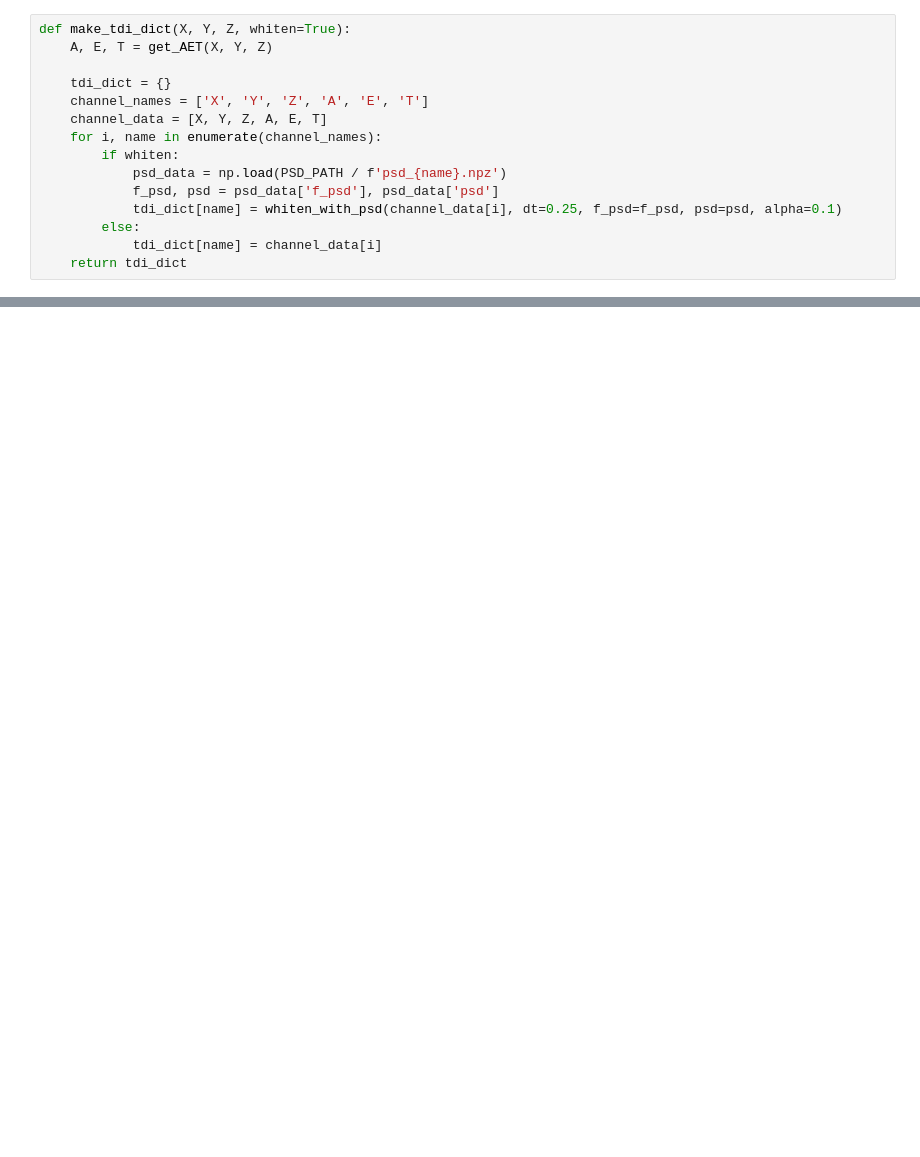
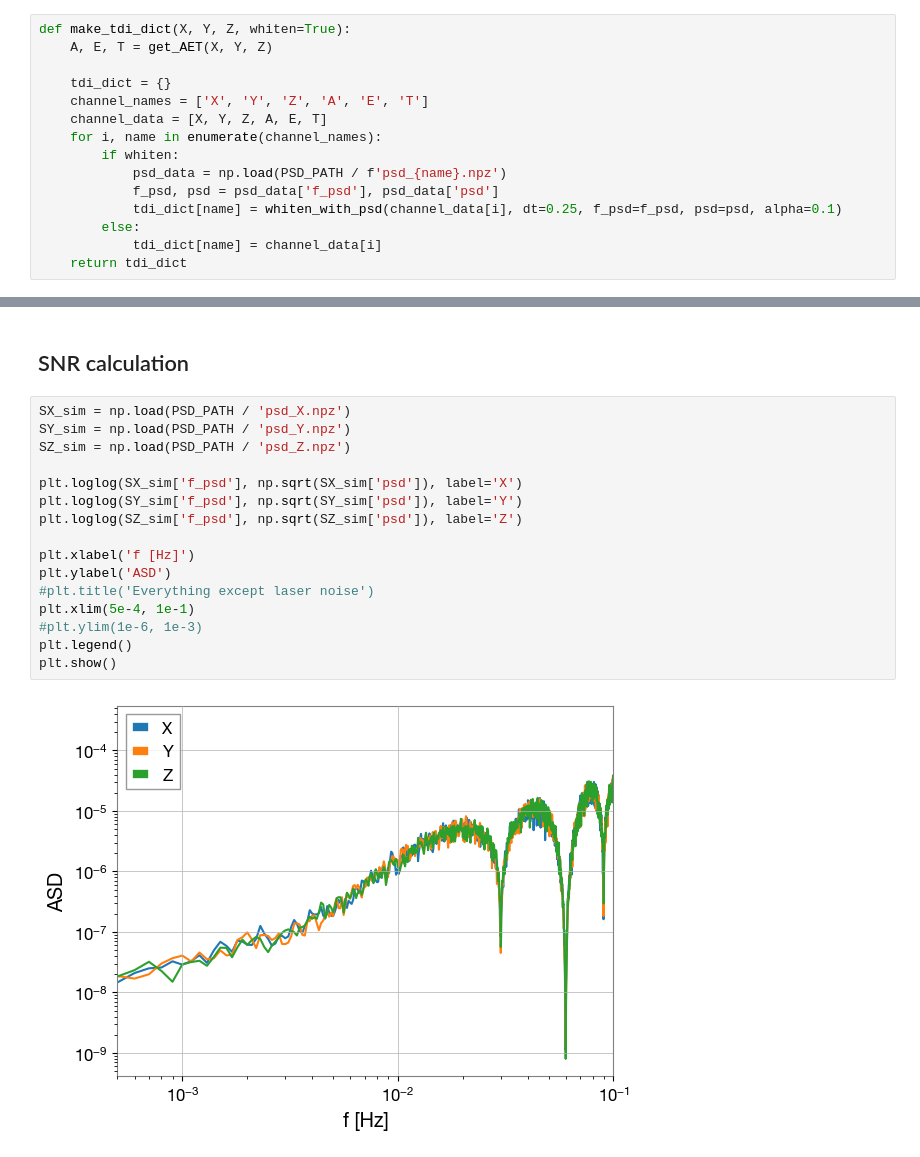
Before and after one commit to AryamannRao/LISAGlitchSignalClassifier, a Jupyter notebook: src/notebooks/glitch_testing.ipynb, the cells around one changed output, grey strips where cells are left out. Drawn from its saved outputs; the diff is of its cells as text; blank space fills up the shorter version.

```diff
--- a/src/notebooks/glitch_testing.ipynb
+++ b/src/notebooks/glitch_testing.ipynb
@@ -203,0 +136,20 @@ class Instrument(builtins.object)
+# %% [markdown]
+## SNR calculation
+# %%
+SX_sim = np.load(PSD_PATH / 'psd_X.npz')
+SY_sim = np.load(PSD_PATH / 'psd_Y.npz')
+SZ_sim = np.load(PSD_PATH / 'psd_Z.npz')
+
+plt.loglog(SX_sim['f_psd'], np.sqrt(SX_sim['psd']), label='X')
+plt.loglog(SY_sim['f_psd'], np.sqrt(SY_sim['psd']), label='Y')
+plt.loglog(SZ_sim['f_psd'], np.sqrt(SZ_sim['psd']), label='Z')
+
+plt.xlabel('f [Hz]')
+plt.ylabel('ASD')
+#plt.title('Everything except laser noise')
+plt.xlim(5e-4, 1e-1)
+#plt.ylim(1e-6, 1e-3)
+plt.legend()
+plt.show()
+# %% [output]
+[figure, added]
```
Also changed, not shown: parts of 37 cells of this notebook, 27 other files.
